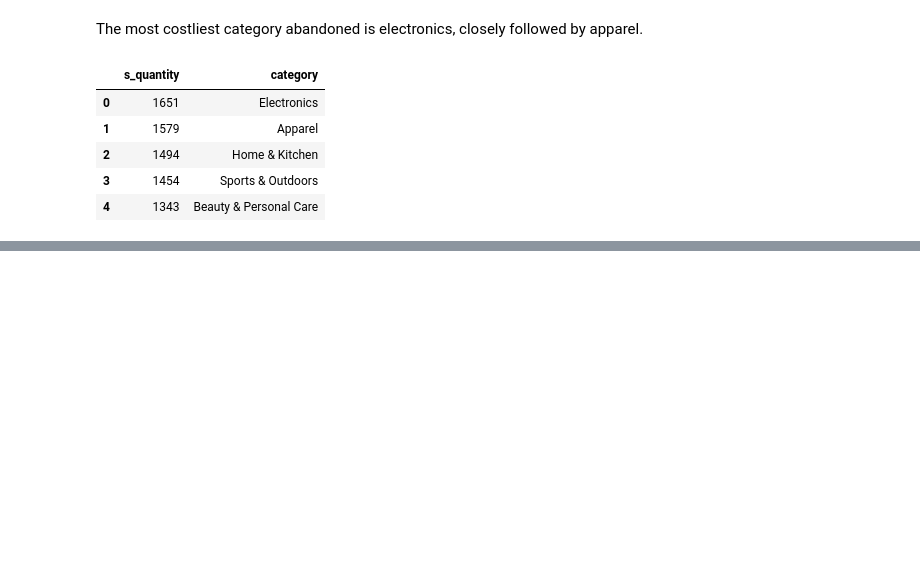
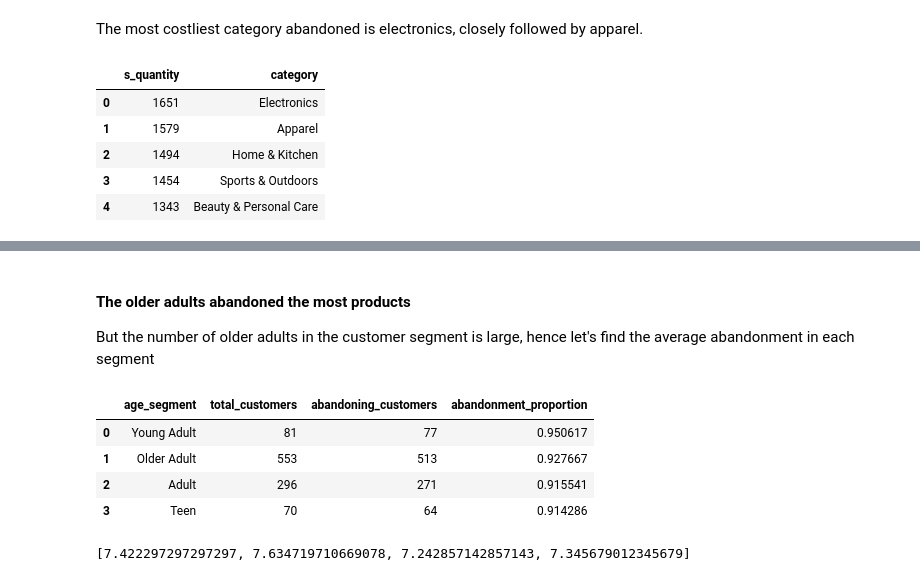
Before and after one commit to RAJASHREE01/cart-abandonment-analysis, a Jupyter notebook: cart.ipynb, the cells around one changed output, grey strips where cells are left out. Saved outputs shown, nothing was run; the diff lists cells and outputs as text; code cells hidden in the pictures; blank space fills up the shorter version.

Commit message:
customer segments and devices

```diff
--- a/cart.ipynb
+++ b/cart.ipynb
@@ -408,0 +430,38 @@ No. of products abandoned are almost equal
+# %% [markdown]
+#### The older adults abandoned the most products
+But the number of older adults in the customer segment is large, hence let's find the average abandonment in each segment
+# %%
+df = sqldf("""SELECT
+                CASE
+                    WHEN c.age BETWEEN 18 AND 20 THEN 'Teen'
+                    WHEN c.age BETWEEN 21 AND 24 THEN 'Young Adult'
+                    WHEN c.age BETWEEN 25 AND 39 THEN 'Adult'
+                    WHEN c.age BETWEEN 40 AND 64 THEN 'Older Adult'
+                    ELSE 'Senior'
+                    end as age_segment,
+                    count(distinct c.customer_id) AS total_customers,
+                    count(distinct f.customer_id) AS abandoning_customers,
+                    count(distinct f.customer_id) *1.0/ count(distinct c.customer_id) AS abandonment_proportion
+                FROM customer_table c
+                LEFT JOIN fact_table f ON c.customer_id = f.customer_id AND f.abandonment_time IS NOT NULL
+                GROUP BY age_segment
+                ORDER BY abandonment_proportion DESC;
+            """)
+df
+# %% [output]
+|  | age_segment | total_customers | abandoning_customers | abandonment_proportion |
+| 0 | Young Adult | 81 | 77 | 0.950617 |
+| 1 | Older Adult | 553 | 513 | 0.927667 |
+| 2 | Adult | 296 | 271 | 0.915541 |
+| 3 | Teen | 70 | 64 | 0.914286 |
+# %%
+proportion = [
+    abandon_segment['total_products_abandoned'][0] / ageCategories['adult'].values[0],
+    abandon_segment['total_products_abandoned'][1] / ageCategories['old'].values[0],
+    abandon_segment['total_products_abandoned'][2] / ageCategories['teen'].values[0],
+    abandon_segment['total_products_abandoned'][3] / ageCategories['ya'].values[0]
+]
+
+print(proportion)
+# %% [output]
+[7.422297297297297, 7.634719710669078, 7.242857142857143, 7.345679012345679]
```
Also changed, not shown: parts of 8 cells of this notebook.
